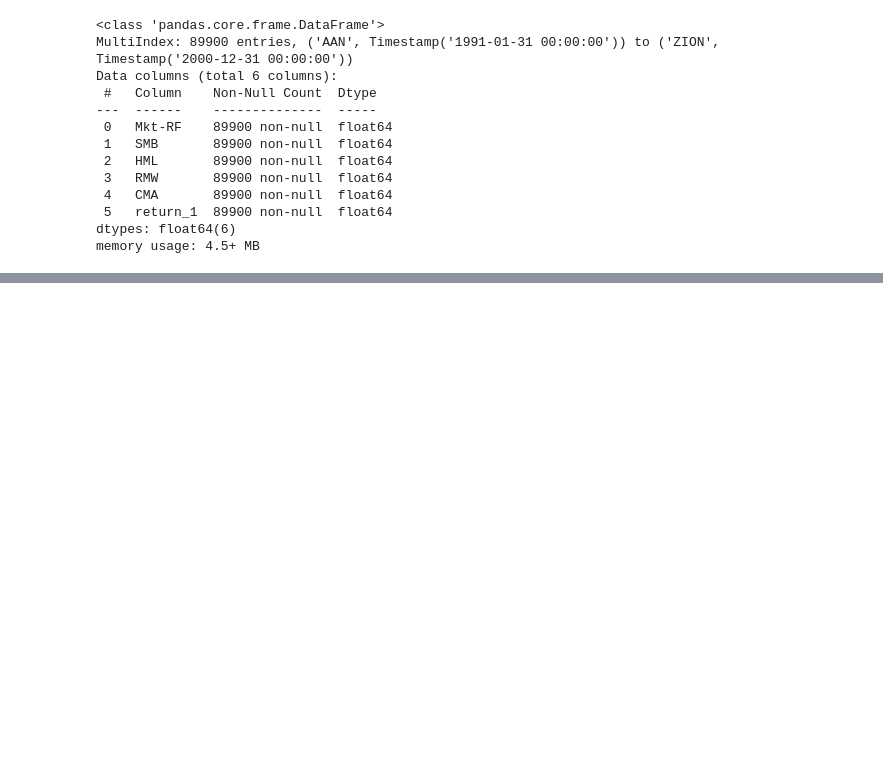
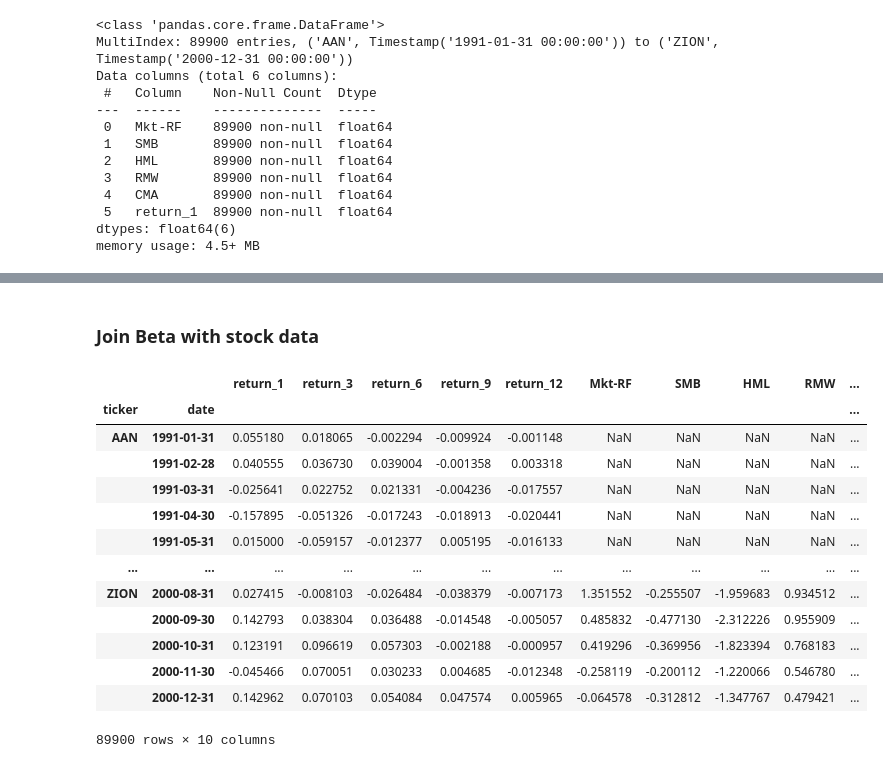
Before and after one commit to ansingh16/ML_trading, a Jupyter notebook: Feature_Engineering.ipynb, the cells around one changed output, grey strips where cells are left out. Saved outputs shown, nothing was run; the diff lists cells and outputs as text; code cells hidden in the pictures; blank space fills up the shorter version.

```diff
--- a/Feature_Engineering.ipynb
+++ b/Feature_Engineering.ipynb
@@ -174,0 +207,21 @@ T=24
+# %% [markdown]
+### Join Beta with stock data
+# %%
+monthly_stats = monthly_stats.join(beta.groupby(level='ticker').shift())
+# %%
+monthly_stats
+# %% [output]
+|  |  | return_1 | return_3 | return_6 | return_9 | return_12 | Mkt-RF | SMB | HML | RMW | ... |
+| ticker | date |  |  |  |  |  |  |  |  |  | ... |
+| AAN | 1991-01-31 | 0.055180 | 0.018065 | -0.002294 | -0.009924 | -0.001148 | NaN | NaN | NaN | NaN | ... |
+|  | 1991-02-28 | 0.040555 | 0.036730 | 0.039004 | -0.001358 | 0.003318 | NaN | NaN | NaN | NaN | ... |
+|  | 1991-03-31 | -0.025641 | 0.022752 | 0.021331 | -0.004236 | -0.017557 | NaN | NaN | NaN | NaN | ... |
+|  | 1991-04-30 | -0.157895 | -0.051326 | -0.017243 | -0.018913 | -0.020441 | NaN | NaN | NaN | NaN | ... |
+|  | 1991-05-31 | 0.015000 | -0.059157 | -0.012377 | 0.005195 | -0.016133 | NaN | NaN | NaN | NaN | ... |
+| ... | ... | ... | ... | ... | ... | ... | ... | ... | ... | ... | ... |
+| ZION | 2000-08-31 | 0.027415 | -0.008103 | -0.026484 | -0.038379 | -0.007173 | 1.351552 | -0.255507 | -1.959683 | 0.934512 | ... |
+|  | 2000-09-30 | 0.142793 | 0.038304 | 0.036488 | -0.014548 | -0.005057 | 0.485832 | -0.477130 | -2.312226 | 0.955909 | ... |
+|  | 2000-10-31 | 0.123191 | 0.096619 | 0.057303 | -0.002188 | -0.000957 | 0.419296 | -0.369956 | -1.823394 | 0.768183 | ... |
+|  | 2000-11-30 | -0.045466 | 0.070051 | 0.030233 | 0.004685 | -0.012348 | -0.258119 | -0.200112 | -1.220066 | 0.546780 | ... |
+|  | 2000-12-31 | 0.142962 | 0.070103 | 0.054084 | 0.047574 | 0.005965 | -0.064578 | -0.312812 | -1.347767 | 0.479421 | ... |
+89900 rows × 10 columns
```
Also changed, not shown: parts of 6 cells of this notebook.
